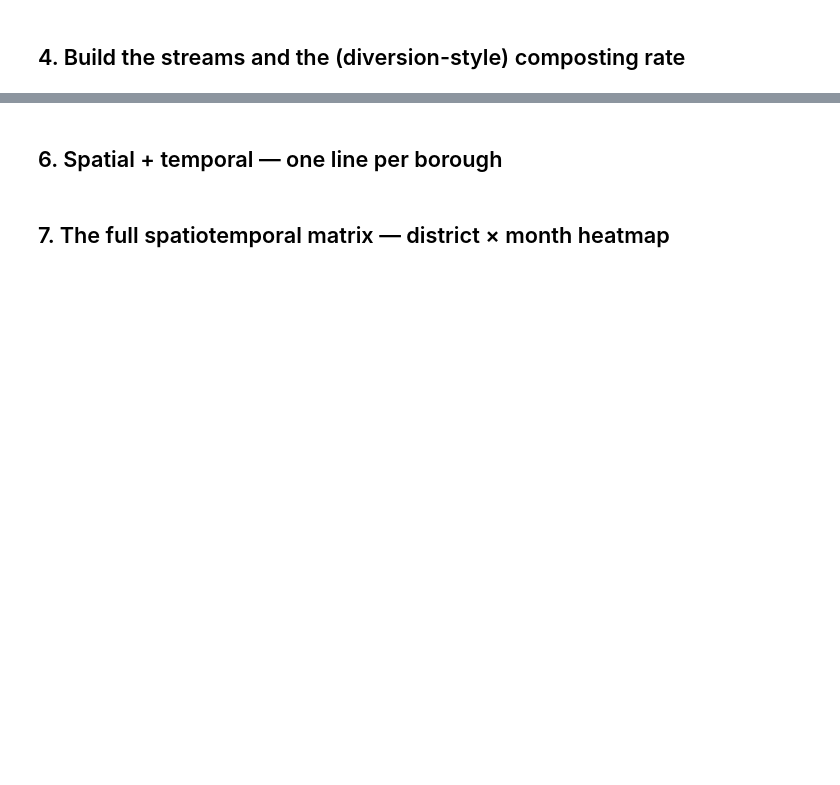
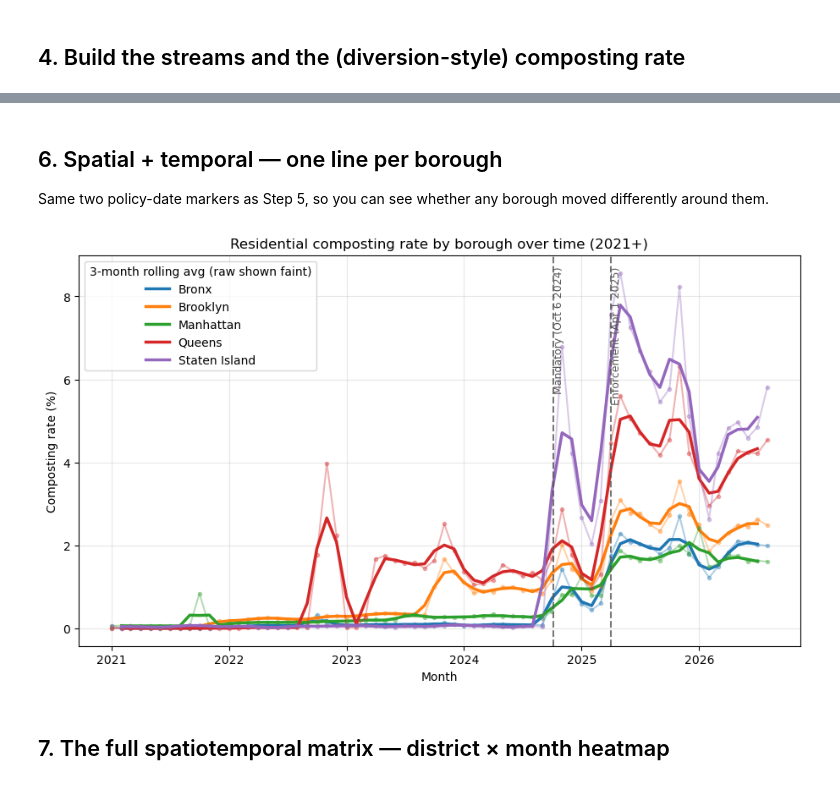
Before and after one commit to DynamicalSystemsGroup/civic-claim-provenance, a Jupyter notebook: analysis/nyc_composting_spatiotemporal.ipynb, the cells around one changed output, grey strips where cells are left out. Drawn from its saved outputs; the diff is of its cells as text; code cells hidden in the pictures; blank space fills up the shorter version.

```diff
--- a/analysis/nyc_composting_spatiotemporal.ipynb
+++ b/analysis/nyc_composting_spatiotemporal.ipynb
@@ -119,17 +173,27 @@ city.tail(12).round(2)
 # %% [markdown]
 ## 6. Spatial + temporal — one line per borough
+
+Same two policy-date markers as Step 5, so you can see whether any borough moved differently around them.
 # %%
 fig, ax = plt.subplots(figsize=(11, 6))
 for boro, g in df.groupby(BORO_COL):
     s = (g.groupby("date")
-           .apply(lambda x: x["organics"].sum() / x["total"].sum() * 100,
-                  include_groups=False))
-    ax.plot(s.index, s.values, marker="o", ms=3, label=boro)
+           .apply(lambda x: x["organics"].sum() / x["total"].sum() * 100))
+    line, = ax.plot(s.index, s.values, marker="o", ms=3, alpha=0.35)
+    s_smooth = s.rolling(3, center=True).mean()
+    ax.plot(s_smooth.index, s_smooth.values, lw=2.5, color=line.get_color(), label=boro)
+
+for label, d in POLICY_DATES.items():
+    ax.axvline(d, color="#555555", ls="--", lw=1.5, alpha=0.8)
+    ax.text(d, ax.get_ylim()[1]*0.97, " " + label, rotation=90,
+            va="top", ha="left", fontsize=9, color="#555555")
 
 ax.set_title("Residential composting rate by borough over time (2021+)")
 ax.set_ylabel("Composting rate (%)"); ax.set_xlabel("Month")
-ax.legend(); ax.grid(alpha=0.3)
+ax.legend(title="3-month rolling avg (raw shown faint)"); ax.grid(alpha=0.3)
 plt.show()
+# %% [output]
+[figure, added]
 # %% [markdown]
 ## 7. The full spatiotemporal matrix — district × month heatmap
 # %%
```
Also changed, not shown: parts of 17 cells of this notebook.
